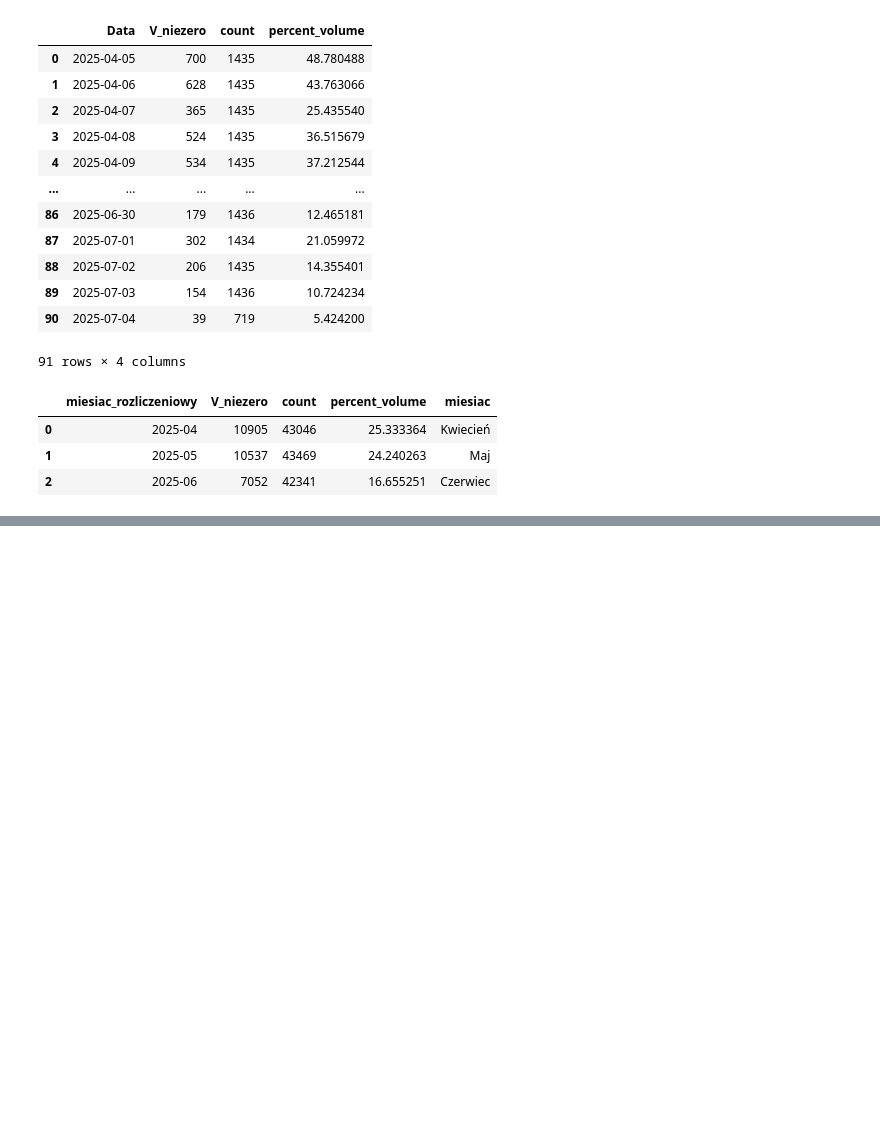
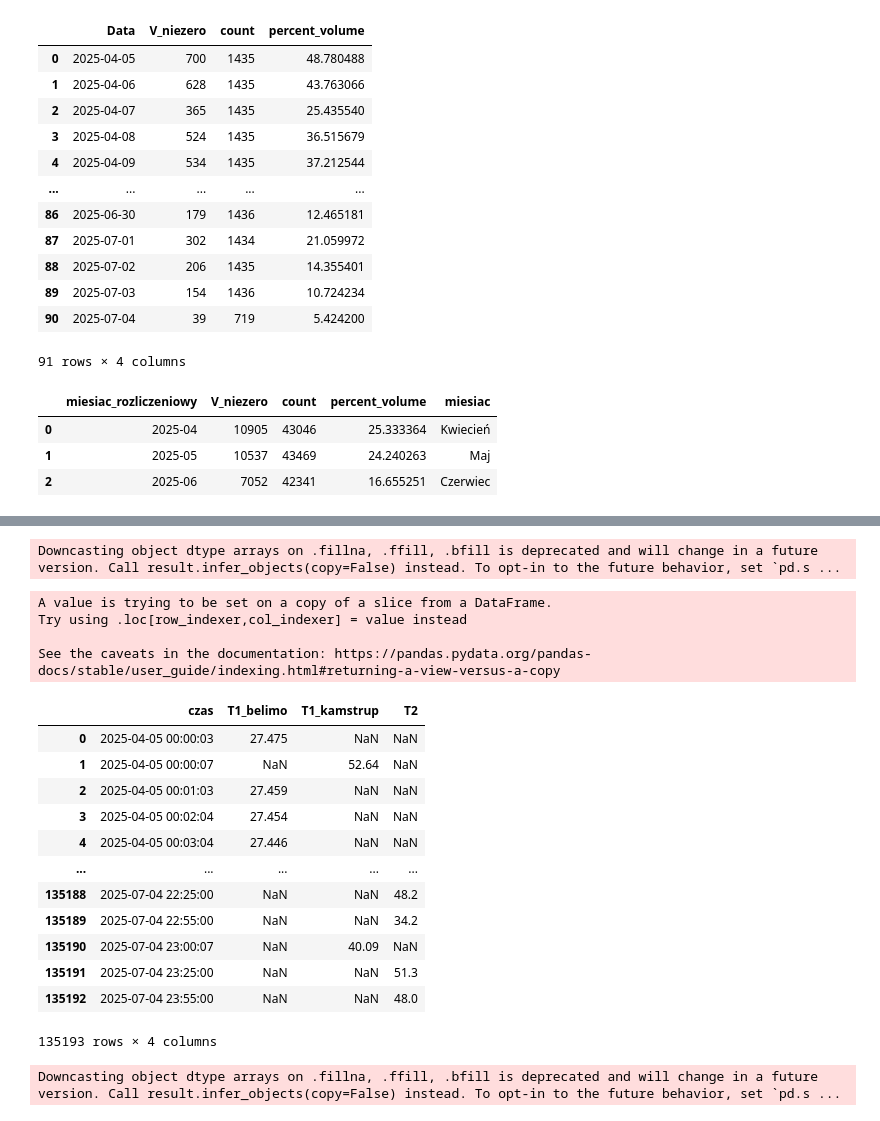
Before and after one commit to martynabocian/martynabocian.github.io, a Jupyter notebook: Charts.ipynb, the cells around one changed output, grey strips where cells are left out. Cells and saved outputs as stored; diff of their text form; code cells hidden in the pictures; blank space fills up the shorter version.

```diff
--- a/Charts.ipynb
+++ b/Charts.ipynb
@@ -388,4 +388,4 @@ df_kamstrup7
 # %%
 df_kamstrup7 = df_kamstrup7[(df_kamstrup7["czas"] > pd.Timestamp("2025-04-05 0:00")) & (df_kamstrup7["czas"] < pd.Timestamp("2025-07-04 23:59"))]
 # %%
-xl_pec = pd.ExcelFile("../../Pomiary Z Ciepłomierzy/Aktualne v2/Ciepłomierz główny PECu.xlsx")
+xl_pec = pd.ExcelFile("../Pomiary Z Ciepłomierzy/Aktualne v2/Ciepłomierz główny PECu.xlsx")
@@ -1915,0 +1942,4 @@ fig.write_html("miesieczna_ilosc_minut_pompy_pracy_procenty.html", include_plotl
+# %%
+df_zaleznosc_temperatury_cieplnej_wody_od_temp_na_wyjsciu = df_zaleznosc_temperatury_cieplnej_wody_od_temp_na_wyjsciu.sort_values("czas").ffill()
+# %% [output]
+Downcasting object dtype arrays on .fillna, .ffill, .bfill is deprecated and will change in a future version. Call result.infer_objects(copy=False) instead. To opt-in to the future behavior, set `pd.s ...
@@ -1915,0 +1965,47 @@ fig.write_html("miesieczna_ilosc_minut_pompy_pracy_procenty.html", include_plotl
+# %%
+df_belimo["czas"] = pd.to_datetime(df_belimo["czas"])
+df_kamstrup7["czas"] = pd.to_datetime(df_kamstrup7["czas"])
+df_pec["czas"] = pd.to_datetime(df_pec["czas"])
+
+df_pec["T2"] = df_pec["T2"].astype(float)
+
+df_zaleznosc_temperatury_cieplnej_wody_od_temp_na_wyjsciu_2 = (
+    df_belimo[["czas", "T1"]]
+    .merge(
+        df_kamstrup7[["czas", "T1"]],
+        on="czas",
+        how="outer" ,
+
+        suffixes=("_belimo", "_kamstrup") # zachowuje wszystkie punkty z obu df
+    ).merge(
+        df_pec[["czas", "T2"]],
+        on="czas",
+        how="outer" ,
+    )
+    .sort_values("czas")
+)
+# %% [output]
+A value is trying to be set on a copy of a slice from a DataFrame.
+Try using .loc[row_indexer,col_indexer] = value instead
+
+See the caveats in the documentation: https://pandas.pydata.org/pandas-docs/stable/user_guide/indexing.html#returning-a-view-versus-a-copy
+# %%
+df_zaleznosc_temperatury_cieplnej_wody_od_temp_na_wyjsciu_2
+# %% [output]
+|  | czas | T1_belimo | T1_kamstrup | T2 |
+| 0 | 2025-04-05 00:00:03 | 27.475 | NaN | NaN |
+| 1 | 2025-04-05 00:00:07 | NaN | 52.64 | NaN |
+| 2 | 2025-04-05 00:01:03 | 27.459 | NaN | NaN |
+| 3 | 2025-04-05 00:02:04 | 27.454 | NaN | NaN |
+| 4 | 2025-04-05 00:03:04 | 27.446 | NaN | NaN |
+| ... | ... | ... | ... | ... |
+| 135188 | 2025-07-04 22:25:00 | NaN | NaN | 48.2 |
+| 135189 | 2025-07-04 22:55:00 | NaN | NaN | 34.2 |
+| 135190 | 2025-07-04 23:00:07 | NaN | 40.09 | NaN |
+| 135191 | 2025-07-04 23:25:00 | NaN | NaN | 51.3 |
+| 135192 | 2025-07-04 23:55:00 | NaN | NaN | 48.0 |
+135193 rows × 4 columns
+# %%
+df_zaleznosc_temperatury_cieplnej_wody_od_temp_na_wyjsciu_2 = df_zaleznosc_temperatury_cieplnej_wody_od_temp_na_wyjsciu_2.sort_values("czas").ffill()
+# %% [output]
+Downcasting object dtype arrays on .fillna, .ffill, .bfill is deprecated and will change in a future version. Call result.infer_objects(copy=False) instead. To opt-in to the future behavior, set `pd.s ...
```
Also changed, not shown: parts of 9 cells of this notebook, 1 other file.
